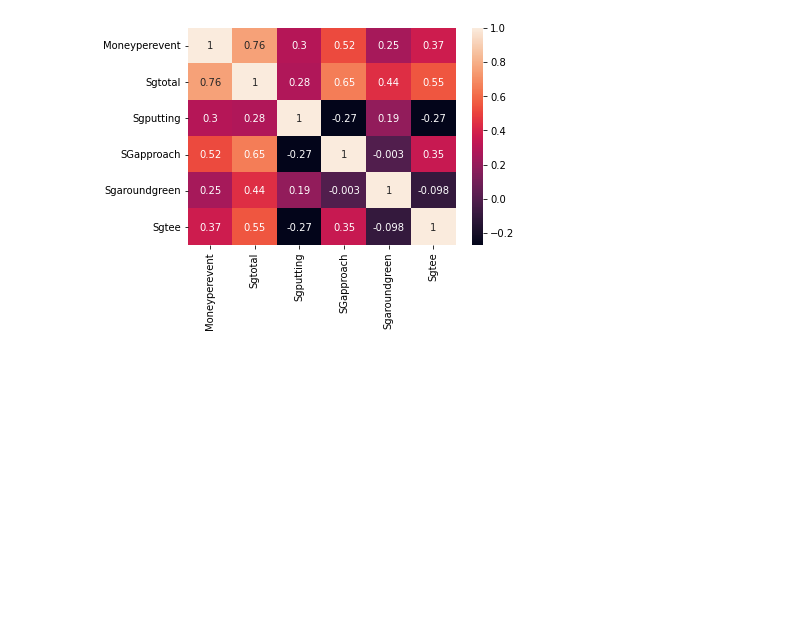
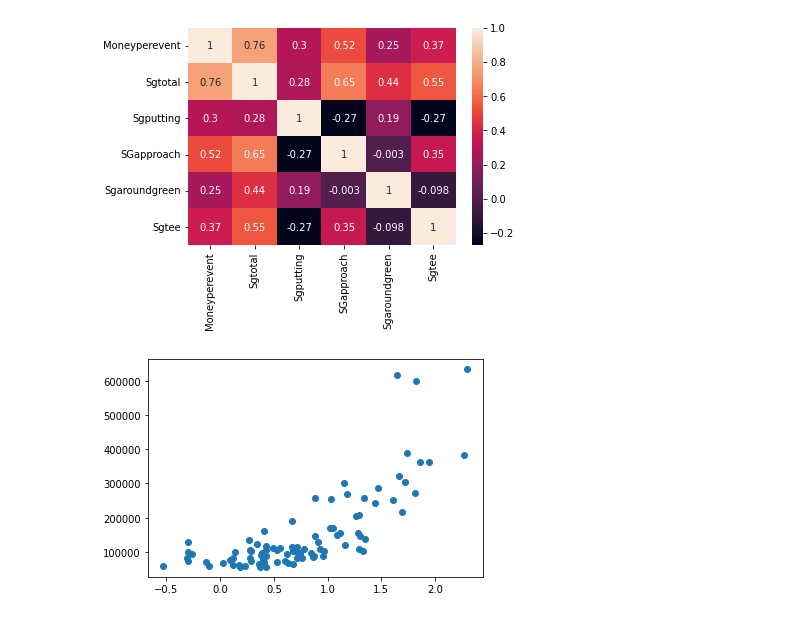
Before and after one commit to wcrowley342/perfectputt22, a Jupyter notebook: putt_perfect.ipynb, the cells around one changed output. Drawn from its saved outputs; the diff is of its cells as text; code cells hidden in the pictures; blank space fills up the shorter version.

```diff
--- a/putt_perfect.ipynb
+++ b/putt_perfect.ipynb
@@ -69,3 +69,10 @@ plt.show()
 # %% [output]
 NameError: ignored
 [figure]
+# %%
+import matplotlib.pyplot as plt
+
+plt.scatter(data.Sgtotal, data.Moneyperevent)
+plt.show()
+# %% [output]
+[figure, added]
```
